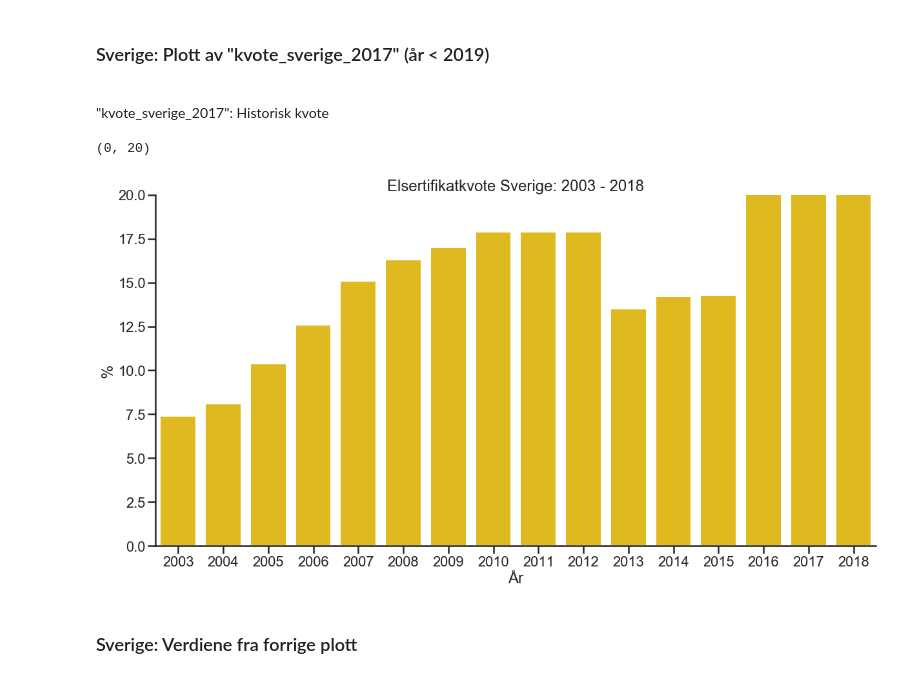
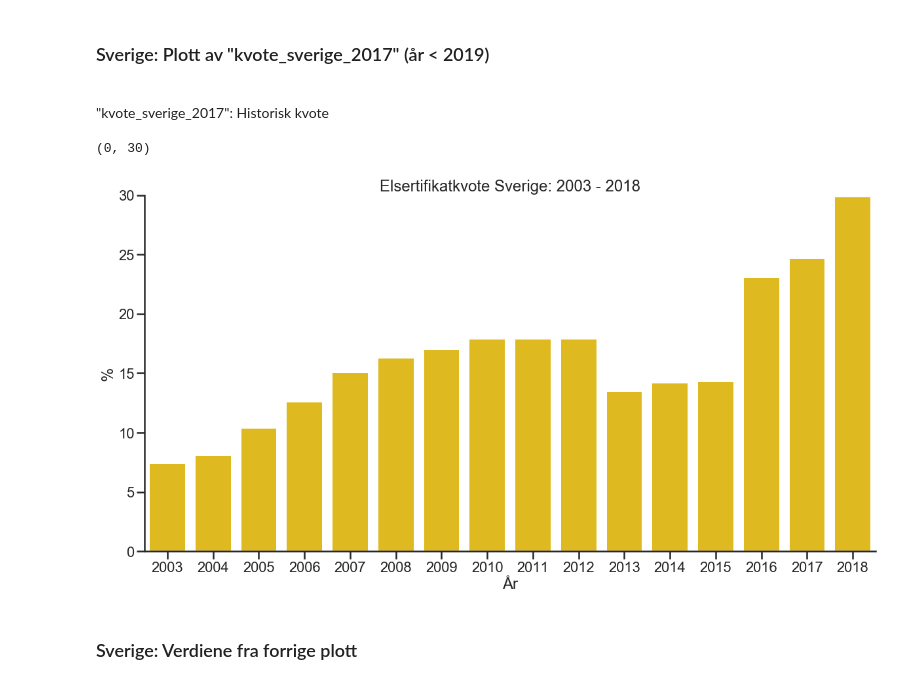
Before and after one commit to fokep/Erik_TGC-dump, a Jupyter notebook: jup_notebooks/kvotekurver/kvotekurver_sverige.ipynb, the cells around one changed output. Drawn from its saved outputs; the diff is of its cells as text; code cells hidden in the pictures.

```diff
--- a/jup_notebooks/kvotekurver/kvotekurver_sverige.ipynb
+++ b/jup_notebooks/kvotekurver/kvotekurver_sverige.ipynb
@@ -1538,23 +1538,23 @@ flag_blue = '#006AA7' # Medium Persian Blue
 # %%
 plt.rcParams['figure.figsize'] = 20, 10
 
 sns.set_style('ticks')
 sns.set_context('poster')
 
 sns.barplot(x='Year', y='Value',
             data=df_se.loc[(df_se['Year'] < 2019) & (df_se['Type'] == "kvote_sverige_2017")],
            color=flag_yellow)
 
 sns.despine()
 
 plt.xlabel('År')
 plt.ylabel('%')
 plt.title('Elsertifikatkvote Sverige: 2003 - 2018')
 
-plt.ylim(0, 20)
+plt.ylim(0, 30)
 # %% [output]
-(0, 20)
+(0, 30)
-[figure, old version]
+[figure, new version]
 # %% [markdown]
 ### Sverige: Verdiene fra forrige plott
 # %%
```
Also changed, not shown: parts of 2 cells of this notebook.
